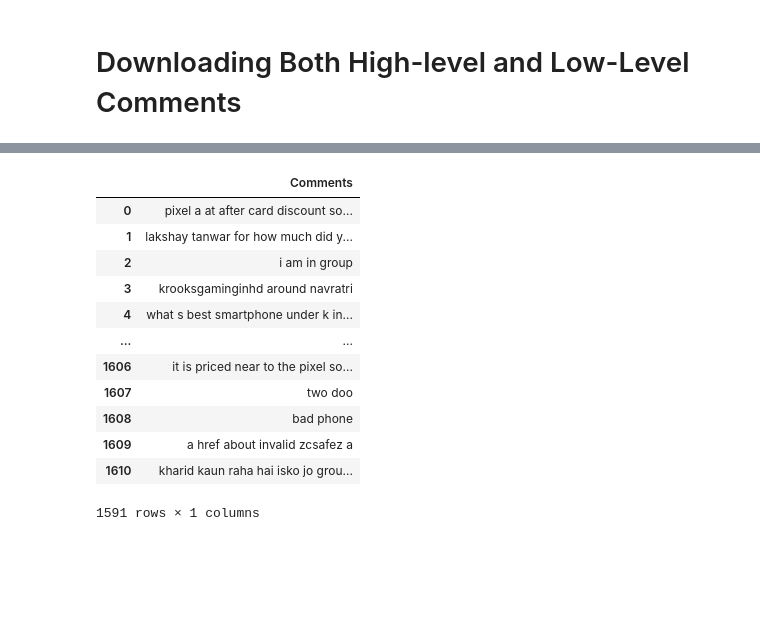
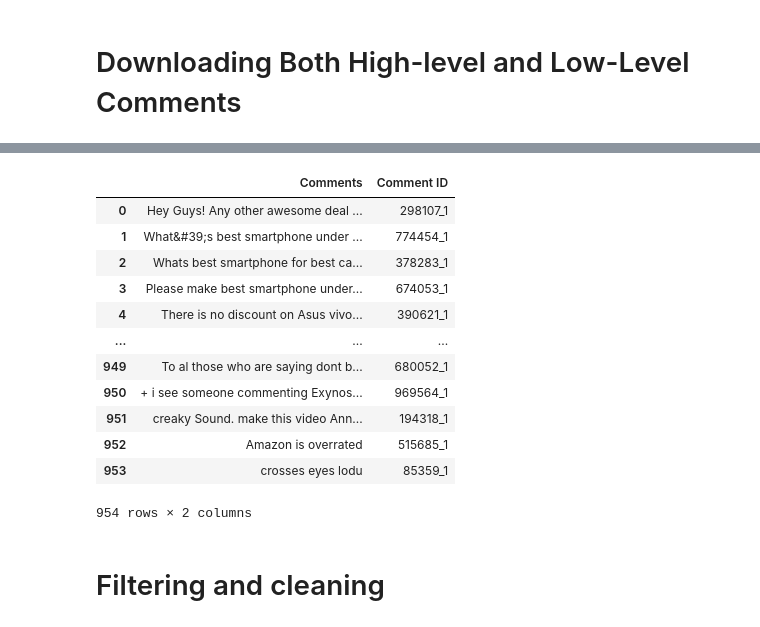
Before and after one commit to sasivatsal7122/Sentilytics, a Jupyter notebook: yt Data Scraper.ipynb, the cells around one changed output, grey strips where cells are left out. Drawn from its saved outputs; the diff is of its cells as text; code cells hidden in the pictures; blank space fills up the shorter version.

```diff
--- a/yt Data Scraper.ipynb
+++ b/yt Data Scraper.ipynb
@@ -267,0 +277,19 @@ df = pd.DataFrame(all_comments,columns=['Comments'])
+# %%
+AllLvldf = pd.DataFrame(all_comments,columns=['Comments'])
+AllLvldf['Comment ID'] = np.random.randint(1, 1000000, size=len(AllLvldf))
+AllLvldf['Comment ID'] = AllLvldf['Comment ID'].astype(str) + '_' + AllLvldf.groupby('Comment ID').cumcount().add(1).astype(str)
+AllLvldf
+# %% [output]
+|  | Comments | Comment ID |
+| 0 | Hey Guys! Any other awesome deal ... | 298107_1 |
+| 1 | What&#39;s best smartphone under ... | 774454_1 |
+| 2 | Whats best smartphone for best ca... | 378283_1 |
+| 3 | Please make best smartphone under... | 674053_1 |
+| 4 | There is no discount on Asus vivo... | 390621_1 |
+| ... | ... | ... |
+| 949 | To al those who are saying dont b... | 680052_1 |
+| 950 | + i see someone commenting Exynos... | 969564_1 |
+| 951 | creaky Sound. make this video Ann... | 194318_1 |
+| 952 | Amazon is overrated | 515685_1 |
+| 953 | crosses eyes lodu | 85359_1 |
+954 rows × 2 columns
@@ -268,24 +298,13 @@ df = pd.DataFrame(all_comments,columns=['Comments'])
+# %% [markdown]
+# Filtering and cleaning
 # %%
-df = df.astype(str).apply(lambda x: x.str.encode('ascii', 'ignore').str.decode('ascii'))
-df['Comments'] = df['Comments'].apply(lambda x: re.split('<a href="https:\/\/.*', str(x))[0])
-def process_content(content):
-    return " ".join(re.findall("[A-Za-z]+",content))
+def filterDF(df):
+    df = df.astype(str).apply(lambda x: x.str.encode('ascii', 'ignore').str.decode('ascii'))
+    df['Comments'] = df['Comments'].apply(lambda x: re.split('<a href="https:\/\/.*', str(x))[0])
+    def process_content(content):
+        return " ".join(re.findall("[A-Za-z]+",content))
 
-df['Comments'] = df['Comments'].apply(process_content).str.lower()
-df['Comments'].replace('', np.nan, inplace=True)
-df.dropna(inplace=True)
-df
+    df['Comments'] = df['Comments'].apply(process_content).str.lower()
+    df['Comments'].replace('', np.nan, inplace=True)
+    df.dropna(inplace=True)
+    return df
-# %% [output]
-|  | Comments |
-| 0 | pixel a at after card discount so... |
-| 1 | lakshay tanwar for how much did y... |
-| 2 | i am in group |
-| 3 | krooksgaminginhd around navratri |
-| 4 | what s best smartphone under k in... |
-| ... | ... |
-| 1606 | it is priced near to the pixel so... |
-| 1607 | two doo |
-| 1608 | bad phone |
-| 1609 | a href about invalid zcsafez a |
-| 1610 | kharid kaun raha hai isko jo grou... |
-1591 rows × 1 columns
```
Also changed, not shown: parts of 15 cells of this notebook, 7 other files.
